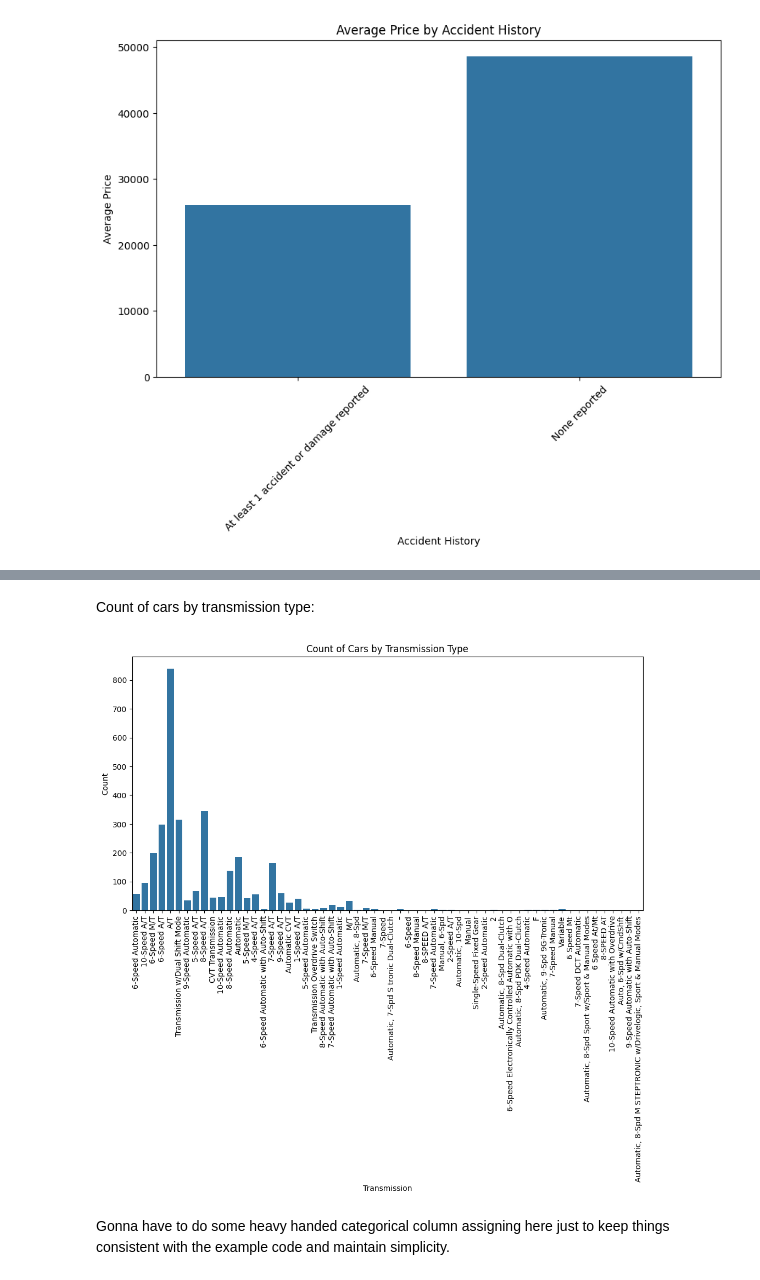
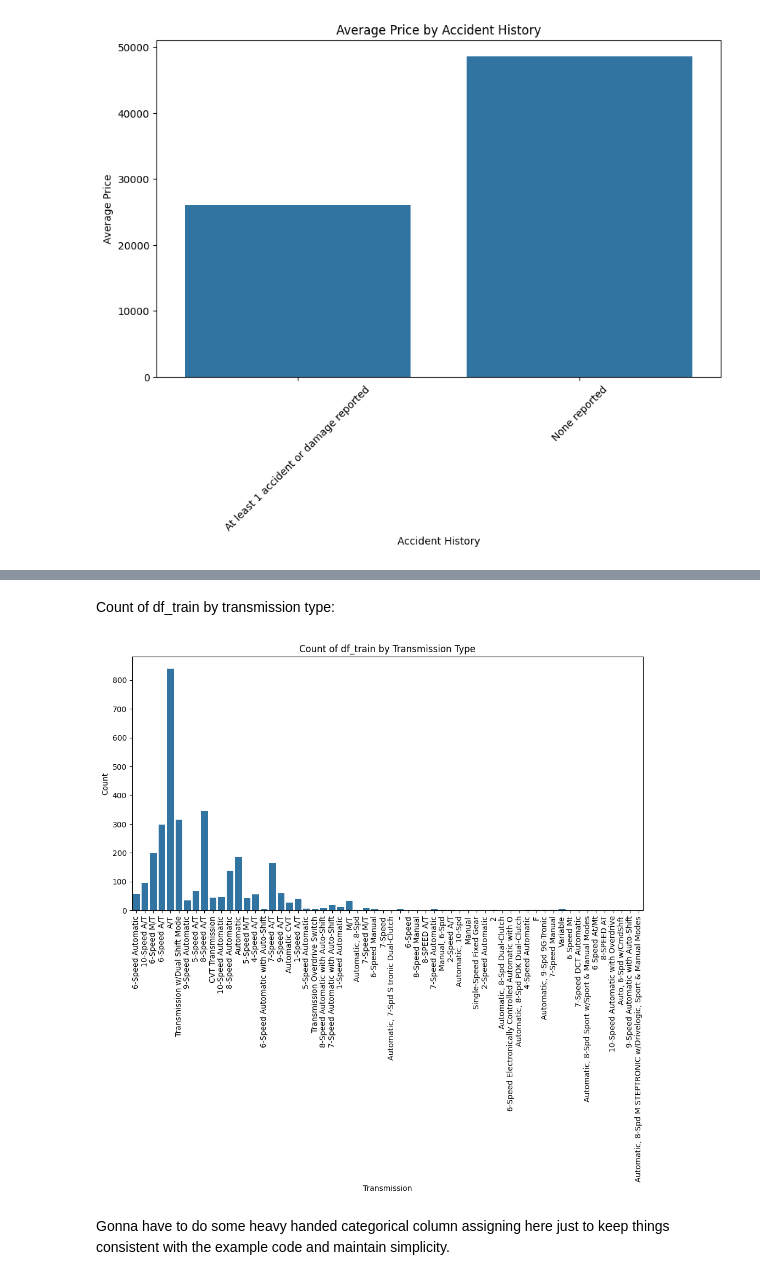
Before and after one commit to crdcamp/lin-reg-practice, a Jupyter notebook: kaggle_review.ipynb, the cells around one changed output, grey strips where cells are left out. Cells and saved outputs as stored; diff of their text form; code cells hidden in the pictures.

```diff
--- a/kaggle_review.ipynb
+++ b/kaggle_review.ipynb
@@ -197,15 +200,15 @@ plt.show()
 # %% [markdown]
-Count of cars by transmission type:
+Count of df_train by transmission type:
 # %%
 plt.figure(figsize=(12, 6))
 sns.countplot(x='transmission', data=df_train)
-plt.title('Count of Cars by Transmission Type')
+plt.title('Count of df_train by Transmission Type')
 plt.xlabel('Transmission')
 plt.ylabel('Count')
 plt.xticks(rotation=90)
 plt.show()
 # %% [output]
-[figure, old version]
+[figure, new version]
 # %% [markdown]
 Gonna have to do some heavy handed categorical column assigning here just to keep things consistent with the example code and maintain simplicity.
 # %%
```
Also changed, not shown: parts of 9 cells of this notebook, 1 other file.
